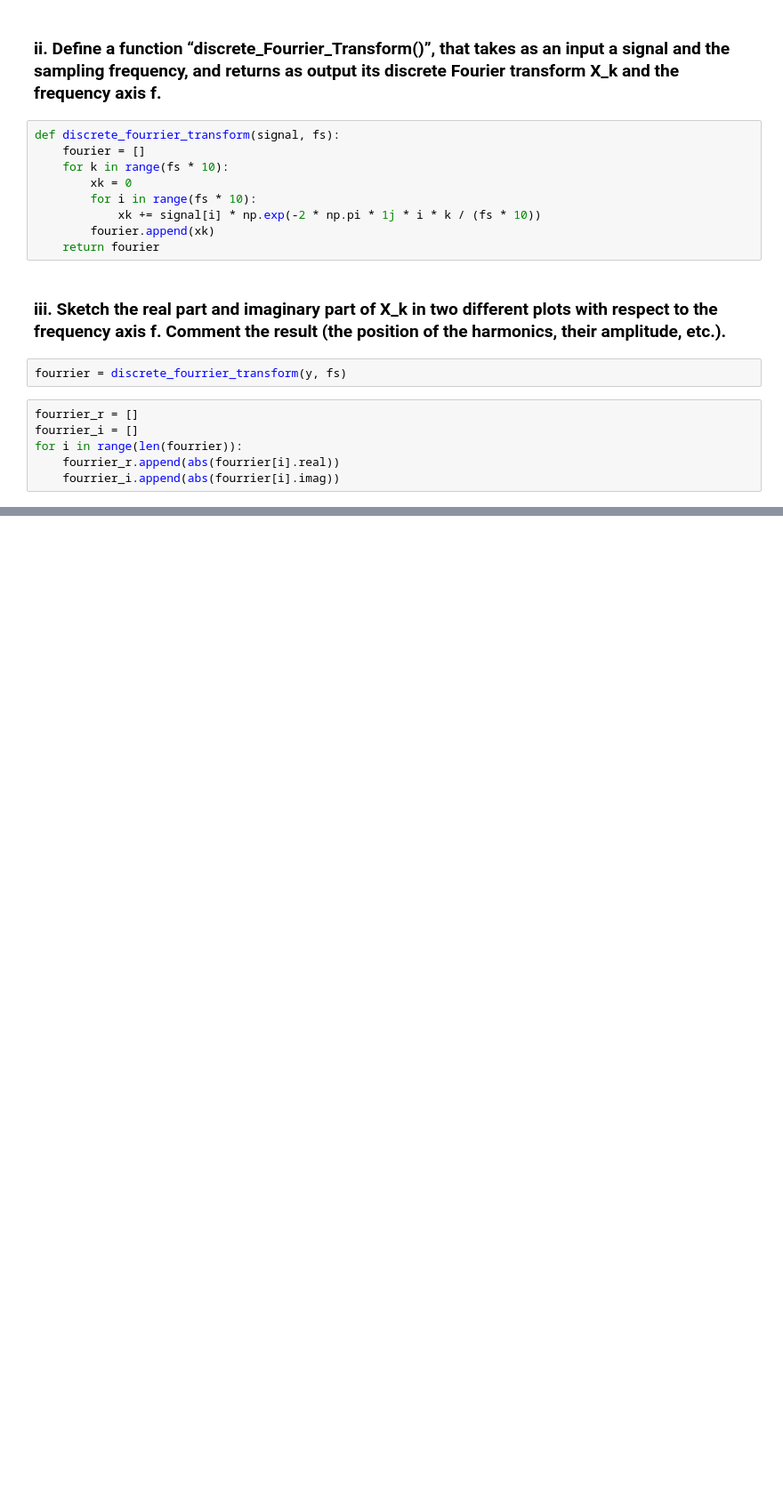
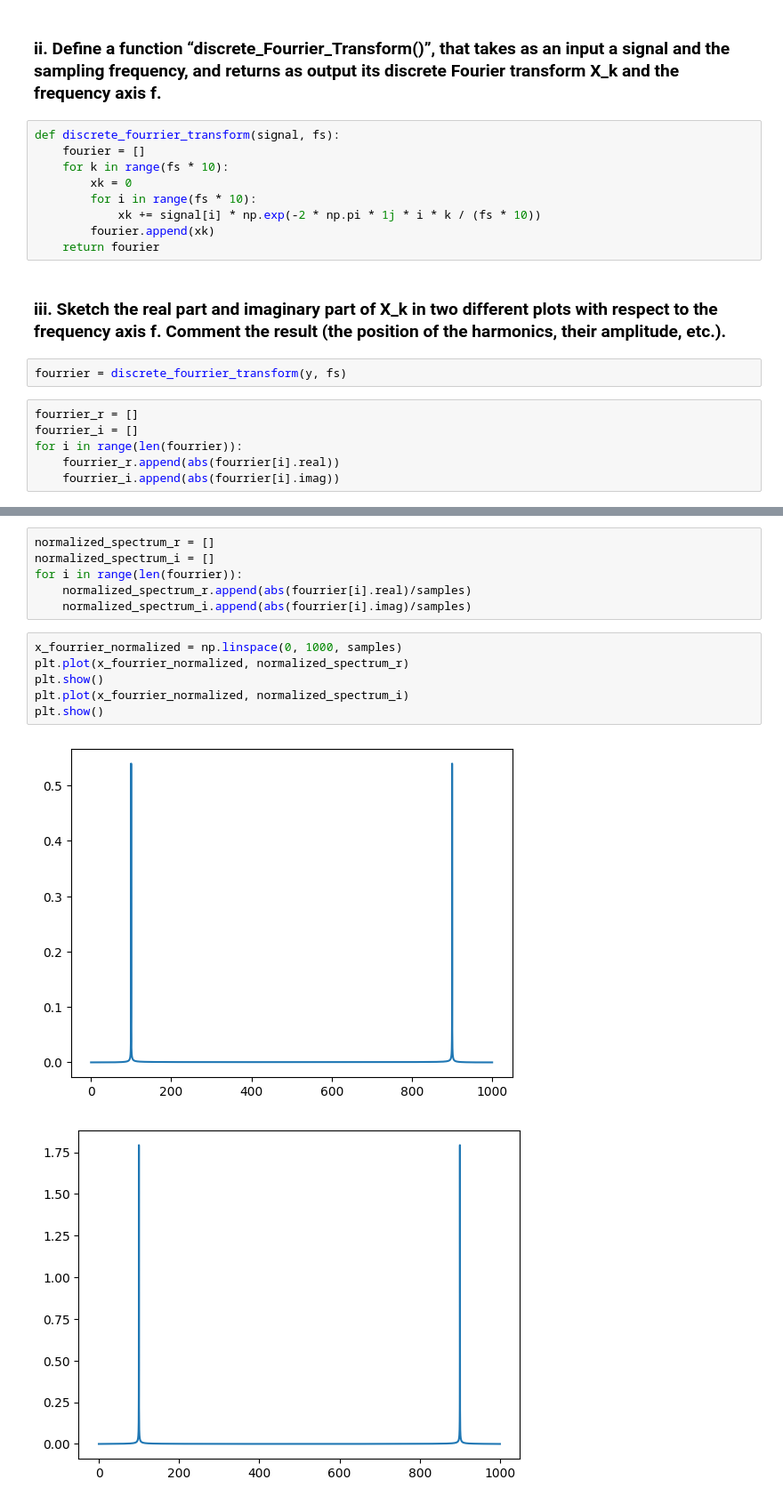
Before and after one commit to Taillan/SignauxMecanique, a Jupyter notebook: TP2.ipynb, the cells around one changed output, grey strips where cells are left out. Shown at 89% size. Drawn from its saved outputs; the diff is of its cells as text; blank space fills up the shorter version.

```diff
--- a/TP2.ipynb
+++ b/TP2.ipynb
@@ -109,0 +146,15 @@ plt.show()
+# %%
+normalized_spectrum_r = []
+normalized_spectrum_i = []
+for i in range(len(fourrier)):
+    normalized_spectrum_r.append(abs(fourrier[i].real)/samples)
+    normalized_spectrum_i.append(abs(fourrier[i].imag)/samples)
+# %%
+x_fourrier_normalized = np.linspace(0, 1000, samples)
+plt.plot(x_fourrier_normalized, normalized_spectrum_r)
+plt.show()
+plt.plot(x_fourrier_normalized, normalized_spectrum_i)
+plt.show()
+# %% [output]
+[figure, added]
+[figure, added]
```
Also changed, not shown: parts of 23 cells of this notebook.
